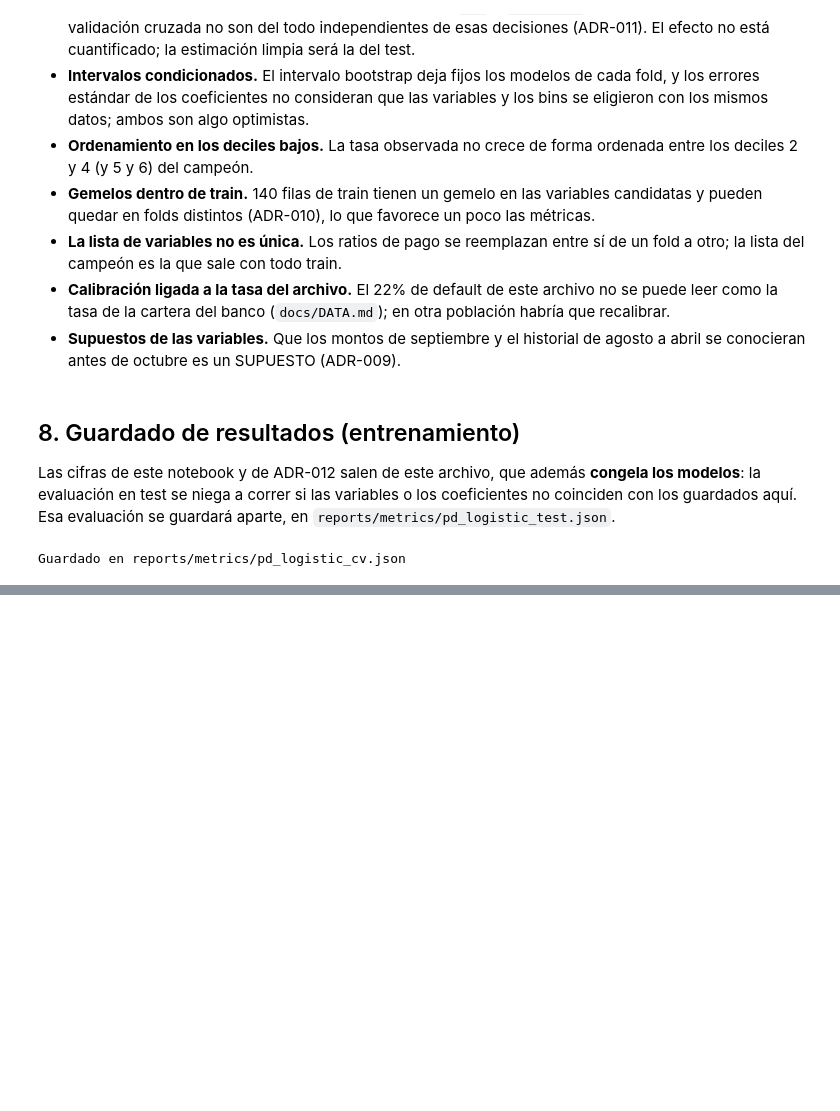
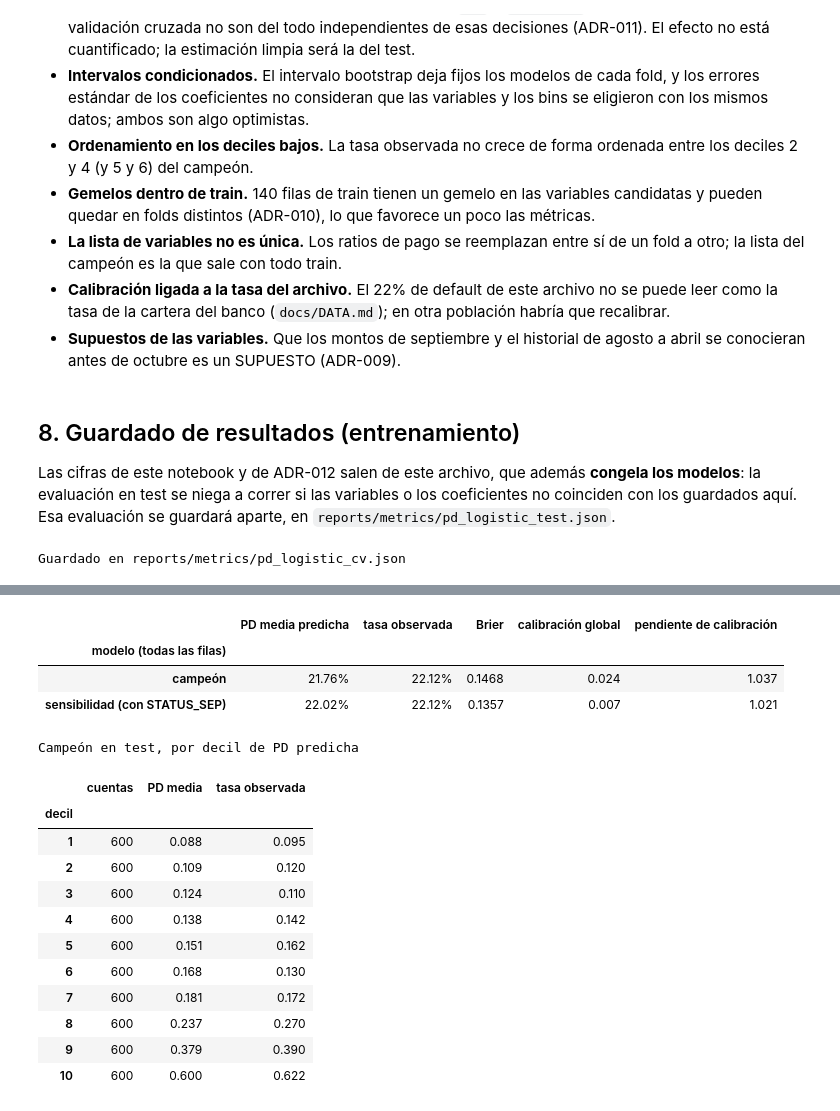
Before and after one commit to caleb9898/Credit-risk-scorecard-collections, a Jupyter notebook: notebooks/03_pd_model_logistic.ipynb, the cells around one changed output, grey strips where cells are left out. Drawn from its saved outputs; the diff is of its cells as text; code cells hidden in the pictures; blank space fills up the shorter version.

```diff
--- a/notebooks/03_pd_model_logistic.ipynb
+++ b/notebooks/03_pd_model_logistic.ipynb
@@ -485,0 +539,47 @@ Guardado en reports/metrics/pd_logistic_cv.json
+# %%
+rows = {}
+for name, by_subset in test_report["models"].items():
+    r = by_subset["all_rows"]
+    rows[NAMES[name]] = {
+        "PD media predicha": f"{r['mean_pd']:.2%}",
+        "tasa observada": f"{r['default_rate']:.2%}",
+        "Brier": f"{r['calibration']['brier']:.4f}",
+        "calibración global": f"{r['calibration']['calibration_in_the_large']:.3f}",
+        "pendiente de calibración": f"{r['calibration']['calibration_slope']:.3f}",
+    }
+test_calibration = pd.DataFrame(rows).T
+test_calibration.index.name = "modelo (todas las filas)"
+display(test_calibration)
+
+test_deciles = pd.DataFrame(test_report["models"]["champion"]["all_rows"]["calibration_by_decile"])
+print("Campeón en test, por decil de PD predicha")
+display(
+    test_deciles.rename(
+        columns={
+            "group": "decil",
+            "n": "cuentas",
+            "mean_pd": "PD media",
+            "default_rate": "tasa observada",
+        }
+    )
+    .set_index("decil")
+    .round(3)
+)
+# %% [output]
+|  | PD media predicha | tasa observada | Brier | calibración global | pendiente de calibración |
+| modelo (todas las filas) |  |  |  |  |  |
+| campeón | 21.76% | 22.12% | 0.1468 | 0.024 | 1.037 |
+| sensibilidad (con STATUS_SEP) | 22.02% | 22.12% | 0.1357 | 0.007 | 1.021 |
+Campeón en test, por decil de PD predicha
+|  | cuentas | PD media | tasa observada |
+| decil |  |  |  |
+| 1 | 600 | 0.088 | 0.095 |
+| 2 | 600 | 0.109 | 0.120 |
+| 3 | 600 | 0.124 | 0.110 |
+| 4 | 600 | 0.138 | 0.142 |
+| 5 | 600 | 0.151 | 0.162 |
+| 6 | 600 | 0.168 | 0.130 |
+| 7 | 600 | 0.181 | 0.172 |
+| 8 | 600 | 0.237 | 0.270 |
+| 9 | 600 | 0.379 | 0.390 |
+| 10 | 600 | 0.600 | 0.622 |
```
Also changed, not shown: parts of 6 cells of this notebook, 3 other files.
